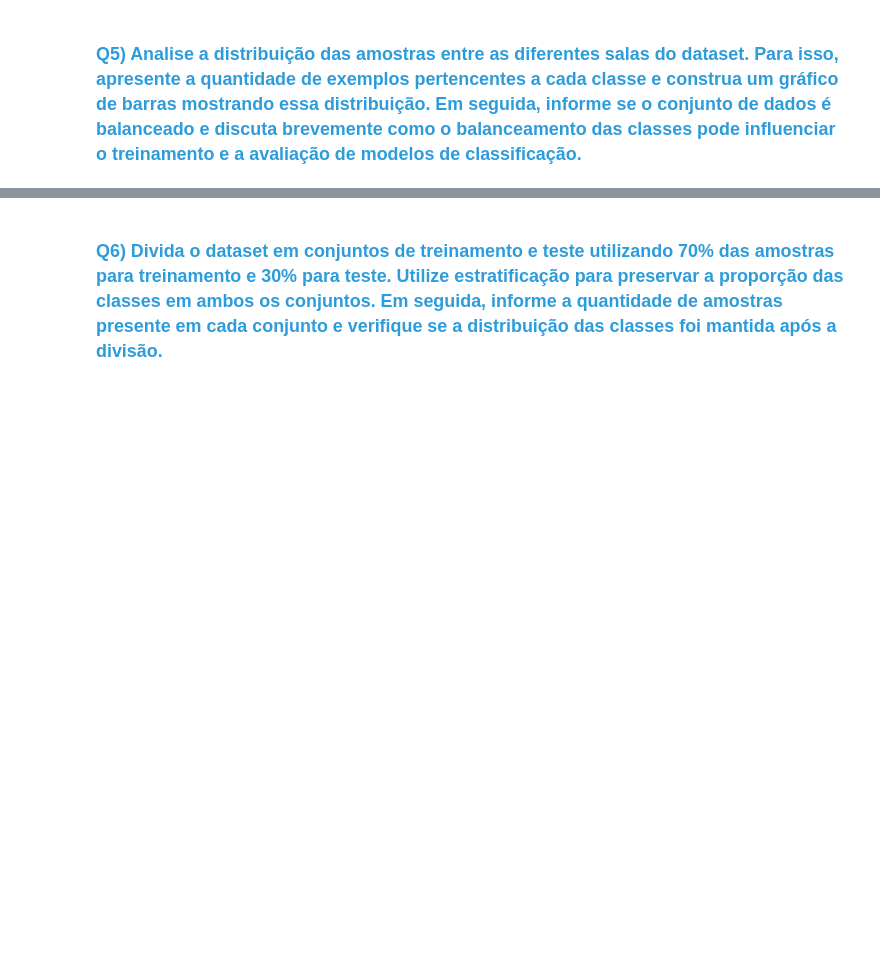
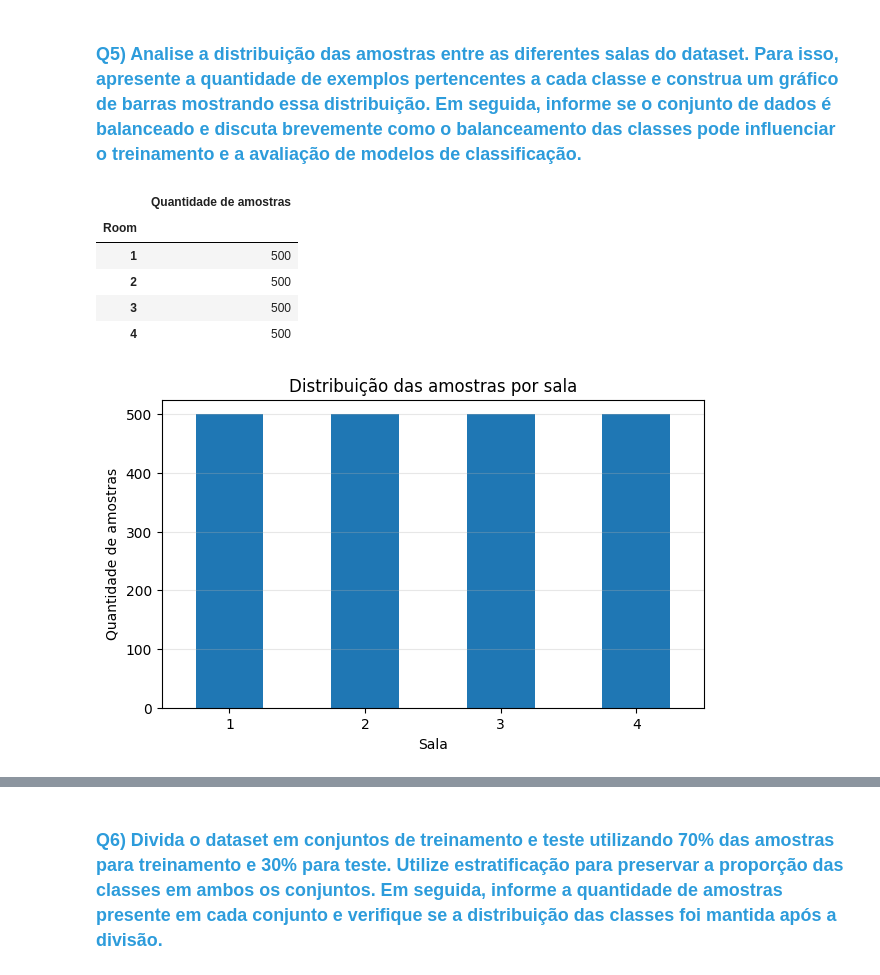
Before and after one commit to jaumg2004/Academia-Digital, a Jupyter notebook: lab/c24_2026_1_ll_atividade_09_mmmm.ipynb, the cells around one changed output, grey strips where cells are left out. Cells and saved outputs as stored; diff of their text form; code cells hidden in the pictures; blank space fills up the shorter version.

```diff
--- a/lab/c24_2026_1_ll_atividade_09_mmmm.ipynb
+++ b/lab/c24_2026_1_ll_atividade_09_mmmm.ipynb
@@ -74,2 +206,23 @@ df.head()
 # %% [markdown]
 ### <font color='#2D9CDB'>Q5) Analise a distribuição das amostras entre as diferentes salas do dataset. Para isso, apresente a quantidade de exemplos pertencentes a cada classe e construa um gráfico de barras mostrando essa distribuição. Em seguida, informe se o conjunto de dados é balanceado e discuta brevemente como o balanceamento das classes pode influenciar o treinamento e a avaliação de modelos de classificação.</font>
+# %%
+room_counts = df["Room"].value_counts().sort_index()
+
+display(room_counts.to_frame("Quantidade de amostras"))
+
+plt.figure(figsize=(7, 4))
+room_counts.plot(kind="bar")
+plt.title("Distribuição das amostras por sala")
+plt.xlabel("Sala")
+plt.ylabel("Quantidade de amostras")
+plt.xticks(rotation=0)
+plt.grid(axis="y", alpha=0.3)
+plt.show()
+# %% [output]
+|  | Quantidade de amostras |
+| Room |  |
+| 1 | 500 |
+| 2 | 500 |
+| 3 | 500 |
+| 4 | 500 |
+[figure, added]
```
Also changed, not shown: parts of 44 cells of this notebook.
